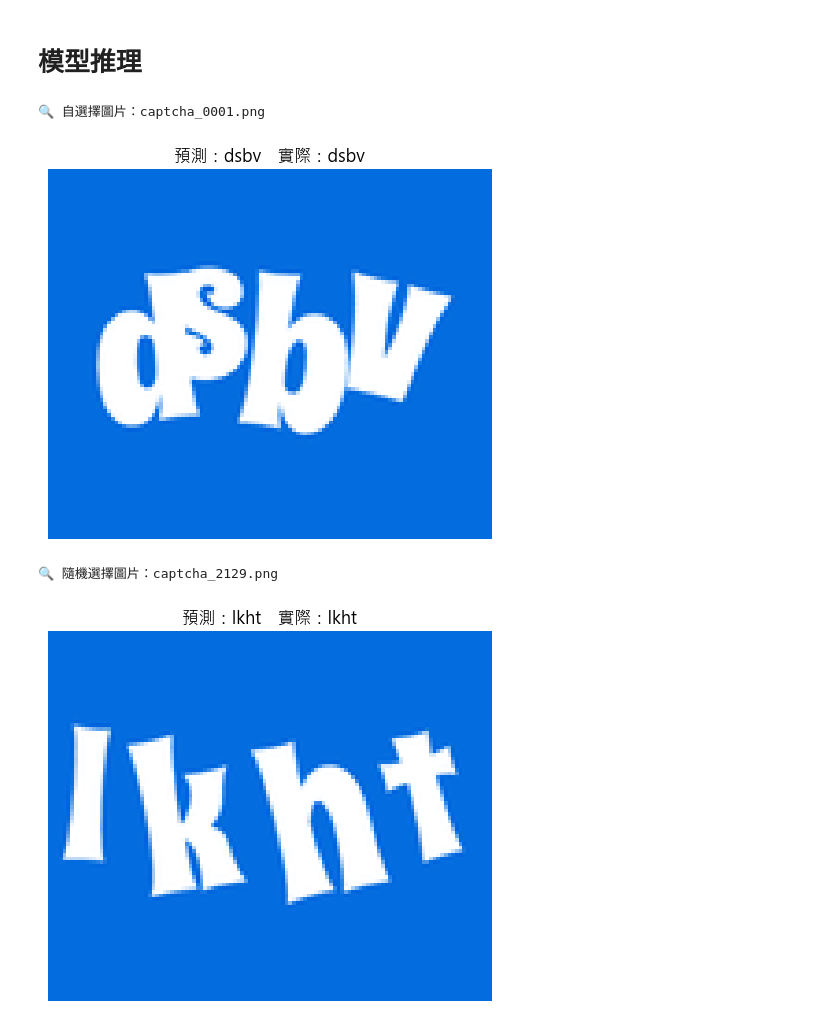
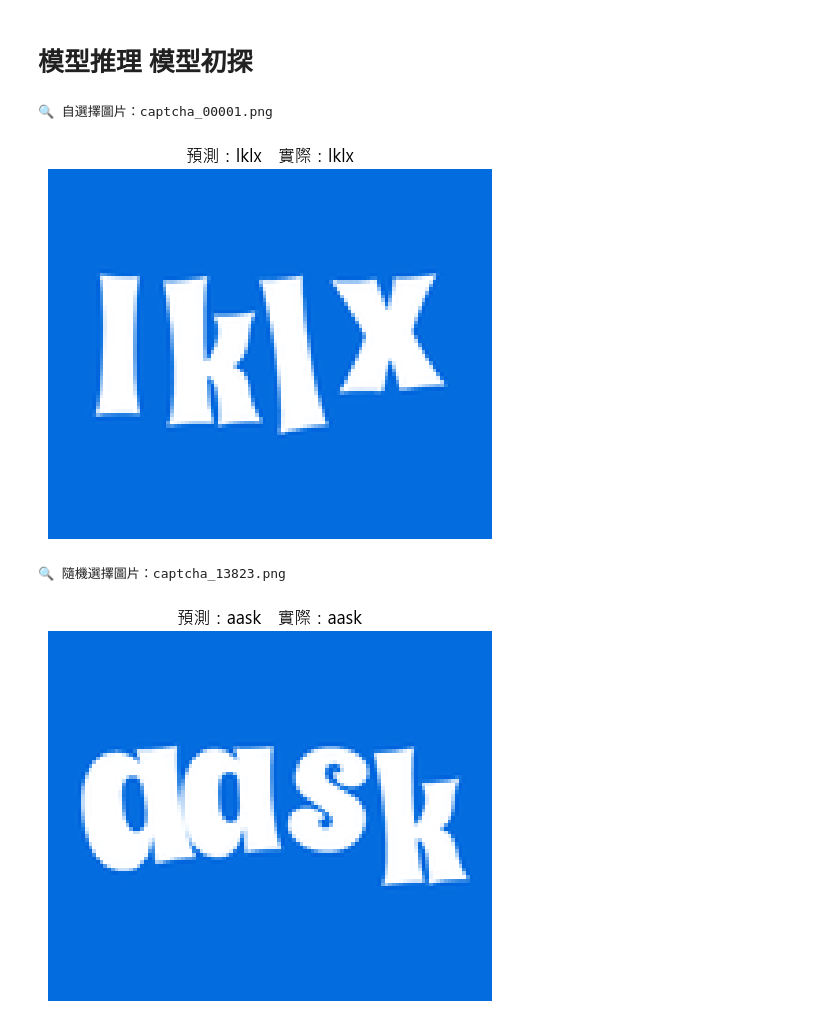
Before and after one commit to DYC-DD/ticket-sniper-bot, a Jupyter notebook: tixcraft/ocr/notebook/02_model_inference.ipynb, the cells around one changed output. Drawn from its saved outputs; the diff is of its cells as text; code cells hidden in the pictures.

```diff
--- a/tixcraft/ocr/notebook/02_model_inference.ipynb
+++ b/tixcraft/ocr/notebook/02_model_inference.ipynb
@@ -1,5 +1,5 @@
 # %% [markdown]
-# 模型推理
+# 模型推理 模型初探
 # %%
 import sys
 import csv
@@ -55,35 +55,35 @@ with open(LABELS_PATH, newline="", encoding="utf-8") as csvfile:
 
 
 # 單張圖片推論函式
 def infer_image(filename):
     """
     顯示驗證碼圖片，並在圖像上標示： 預測：<模型預測值> 實際：<真實標籤>
     """
     img_path = IMG_DIR / filename
     image = Image.open(img_path).convert("RGB")
     x = transform(image).unsqueeze(0).to(device)
 
     with torch.no_grad():
         output = model(x).log_softmax(2).permute(1, 0, 2)
     pred = decode_prediction(output)[0]
 
     actual = filename_to_label.get(filename, "Unknown")
 
     plt.imshow(image)
     plt.title(f"預測：{pred}    實際：{actual}")
     plt.axis("off")
     plt.show()
 
 
-chosen_filename = "captcha_0001.png"
+chosen_filename = "captcha_00001.png"
 print(f"🔍 自選擇圖片：{chosen_filename}")
 infer_image(chosen_filename)
 
 random_filename = random.choice(list(filename_to_label.keys()))
 print(f"🔍 隨機選擇圖片：{random_filename}")
 infer_image(random_filename)
 # %% [output]
-🔍 自選擇圖片：captcha_0001.png
+🔍 自選擇圖片：captcha_00001.png
-[figure, old version]
+[figure, new version]
-🔍 隨機選擇圖片：captcha_2129.png
+🔍 隨機選擇圖片：captcha_13823.png
-[figure, old version]
+[figure, new version]
```
Also changed, not shown: 12 other files.
